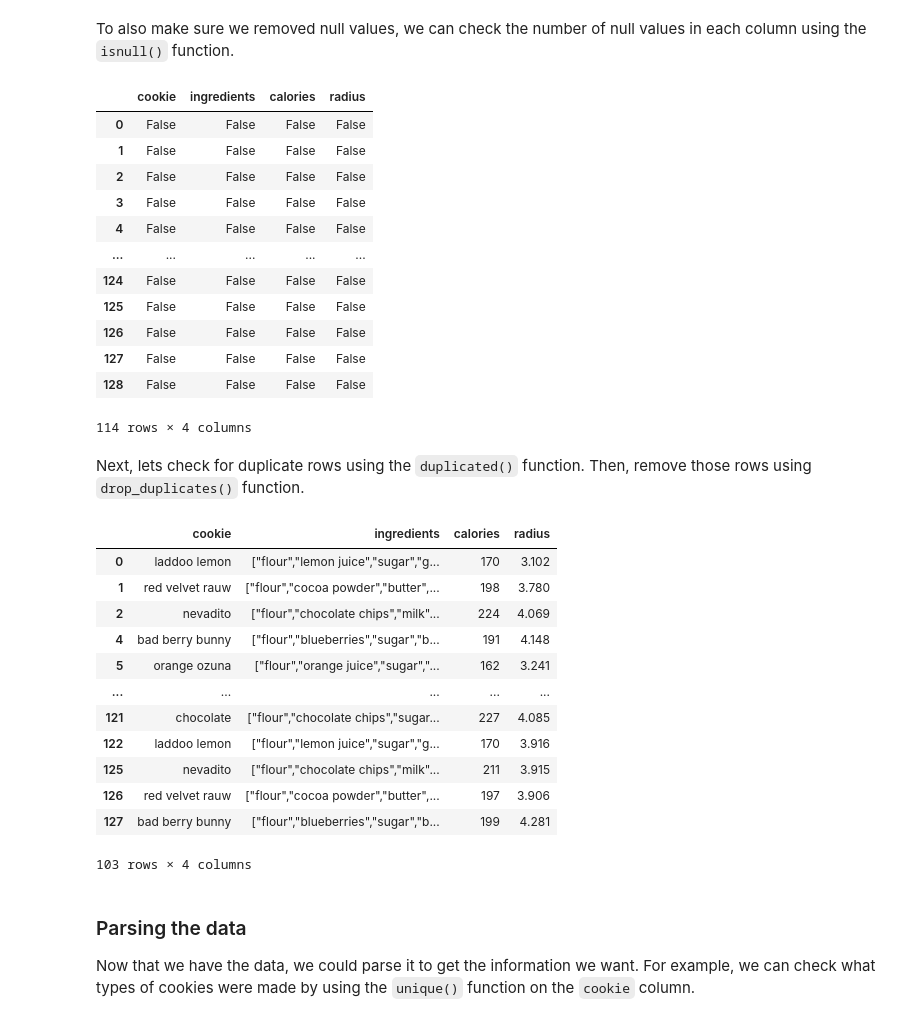
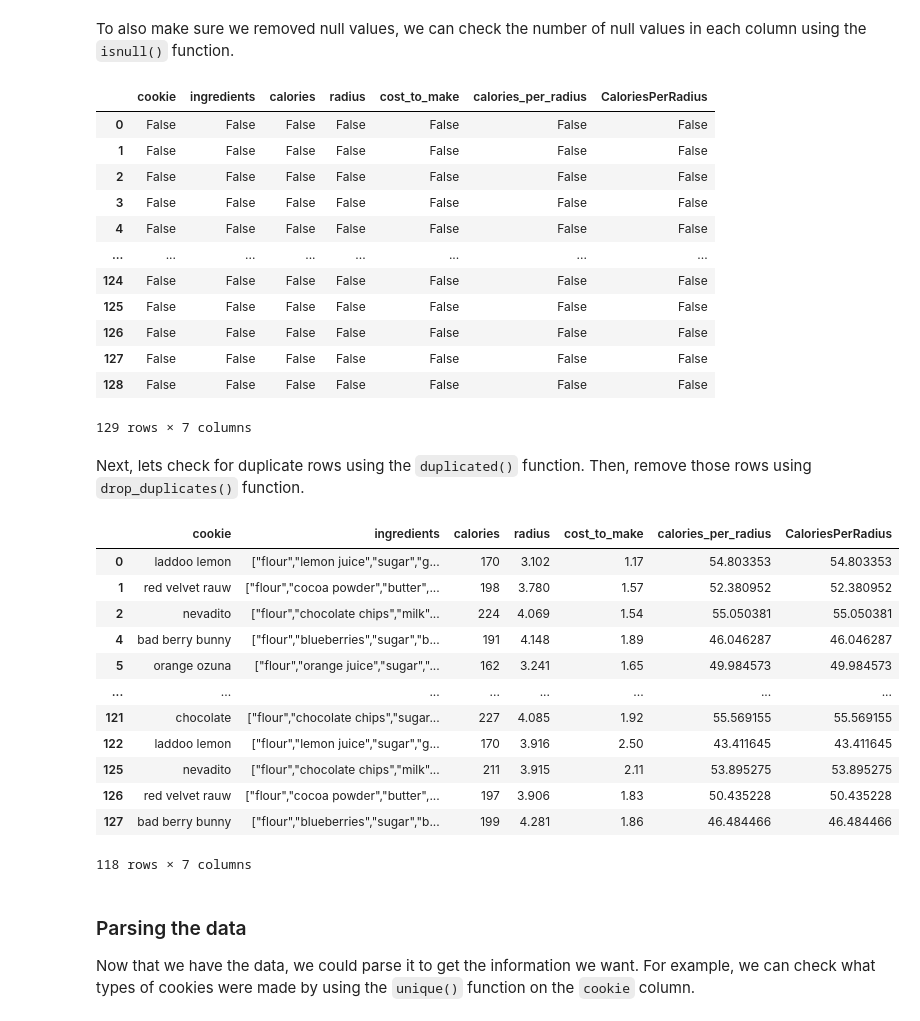
Before and after one commit to gallettilance/Data-Science-Fundamentals, a Jupyter notebook: labs/lab-02/lab02.ipynb, the cells around one changed output. Drawn from its saved outputs; the diff is of its cells as text; code cells hidden in the pictures.

```diff
--- a/labs/lab-02/lab02.ipynb
+++ b/labs/lab-02/lab02.ipynb
@@ -105,42 +113,42 @@ KeyError: "['cost_to_make'] not found in axis"
 To also make sure we removed null values, we can check the number of null values in each column using the `isnull()` function.
 # %%
 #TODO: use the isnull method to make sure your data is clean
-cookies.isnull()
+df.isnull()
 # %% [output]
-|  | cookie | ingredients | calories | radius |
-| 0 | False | False | False | False |
-| 1 | False | False | False | False |
-| 2 | False | False | False | False |
-| 3 | False | False | False | False |
-| 4 | False | False | False | False |
-| ... | ... | ... | ... | ... |
-| 124 | False | False | False | False |
-| 125 | False | False | False | False |
-| 126 | False | False | False | False |
-| 127 | False | False | False | False |
-| 128 | False | False | False | False |
+|  | cookie | ingredients | calories | radius | cost_to_make | calories_per_radius | CaloriesPerRadius |
+| 0 | False | False | False | False | False | False | False |
+| 1 | False | False | False | False | False | False | False |
+| 2 | False | False | False | False | False | False | False |
+| 3 | False | False | False | False | False | False | False |
+| 4 | False | False | False | False | False | False | False |
+| ... | ... | ... | ... | ... | ... | ... | ... |
+| 124 | False | False | False | False | False | False | False |
+| 125 | False | False | False | False | False | False | False |
+| 126 | False | False | False | False | False | False | False |
+| 127 | False | False | False | False | False | False | False |
+| 128 | False | False | False | False | False | False | False |
-114 rows × 4 columns
+129 rows × 7 columns
 # %% [markdown]
 Next, lets check for duplicate rows using the `duplicated()` function. Then, remove those rows using `drop_duplicates()` function.
 # %%
 # TODO: check for duplicate rows
 # then delete those rows form df
-cookies.duplicated()
-cookies.drop_duplicates()
+df.duplicated()
+df.drop_duplicates()
 # %% [output]
-|  | cookie | ingredients | calories | radius |
-| 0 | laddoo lemon | ["flour","lemon juice","sugar","g... | 170 | 3.102 |
-| 1 | red velvet rauw | ["flour","cocoa powder","butter",... | 198 | 3.780 |
-| 2 | nevadito | ["flour","chocolate chips","milk"... | 224 | 4.069 |
-| 4 | bad berry bunny | ["flour","blueberries","sugar","b... | 191 | 4.148 |
-| 5 | orange ozuna | ["flour","orange juice","sugar","... | 162 | 3.241 |
-| ... | ... | ... | ... | ... |
-| 121 | chocolate | ["flour","chocolate chips","sugar... | 227 | 4.085 |
-| 122 | laddoo lemon | ["flour","lemon juice","sugar","g... | 170 | 3.916 |
-| 125 | nevadito | ["flour","chocolate chips","milk"... | 211 | 3.915 |
-| 126 | red velvet rauw | ["flour","cocoa powder","butter",... | 197 | 3.906 |
-| 127 | bad berry bunny | ["flour","blueberries","sugar","b... | 199 | 4.281 |
+|  | cookie | ingredients | calories | radius | cost_to_make | calories_per_radius | CaloriesPerRadius |
+| 0 | laddoo lemon | ["flour","lemon juice","sugar","g... | 170 | 3.102 | 1.17 | 54.803353 | 54.803353 |
+| 1 | red velvet rauw | ["flour","cocoa powder","butter",... | 198 | 3.780 | 1.57 | 52.380952 | 52.380952 |
+| 2 | nevadito | ["flour","chocolate chips","milk"... | 224 | 4.069 | 1.54 | 55.050381 | 55.050381 |
+| 4 | bad berry bunny | ["flour","blueberries","sugar","b... | 191 | 4.148 | 1.89 | 46.046287 | 46.046287 |
+| 5 | orange ozuna | ["flour","orange juice","sugar","... | 162 | 3.241 | 1.65 | 49.984573 | 49.984573 |
+| ... | ... | ... | ... | ... | ... | ... | ... |
+| 121 | chocolate | ["flour","chocolate chips","sugar... | 227 | 4.085 | 1.92 | 55.569155 | 55.569155 |
+| 122 | laddoo lemon | ["flour","lemon juice","sugar","g... | 170 | 3.916 | 2.50 | 43.411645 | 43.411645 |
+| 125 | nevadito | ["flour","chocolate chips","milk"... | 211 | 3.915 | 2.11 | 53.895275 | 53.895275 |
+| 126 | red velvet rauw | ["flour","cocoa powder","butter",... | 197 | 3.906 | 1.83 | 50.435228 | 50.435228 |
+| 127 | bad berry bunny | ["flour","blueberries","sugar","b... | 199 | 4.281 | 1.86 | 46.484466 | 46.484466 |
-103 rows × 4 columns
+118 rows × 7 columns
 # %% [markdown]
 ### Parsing the data
 Now that we have the data, we could parse it to get the information we want. For example, we can check what types of cookies were made by using the `unique()` function on the `cookie` column.
```
Also changed, not shown: parts of 12 cells of this notebook.
